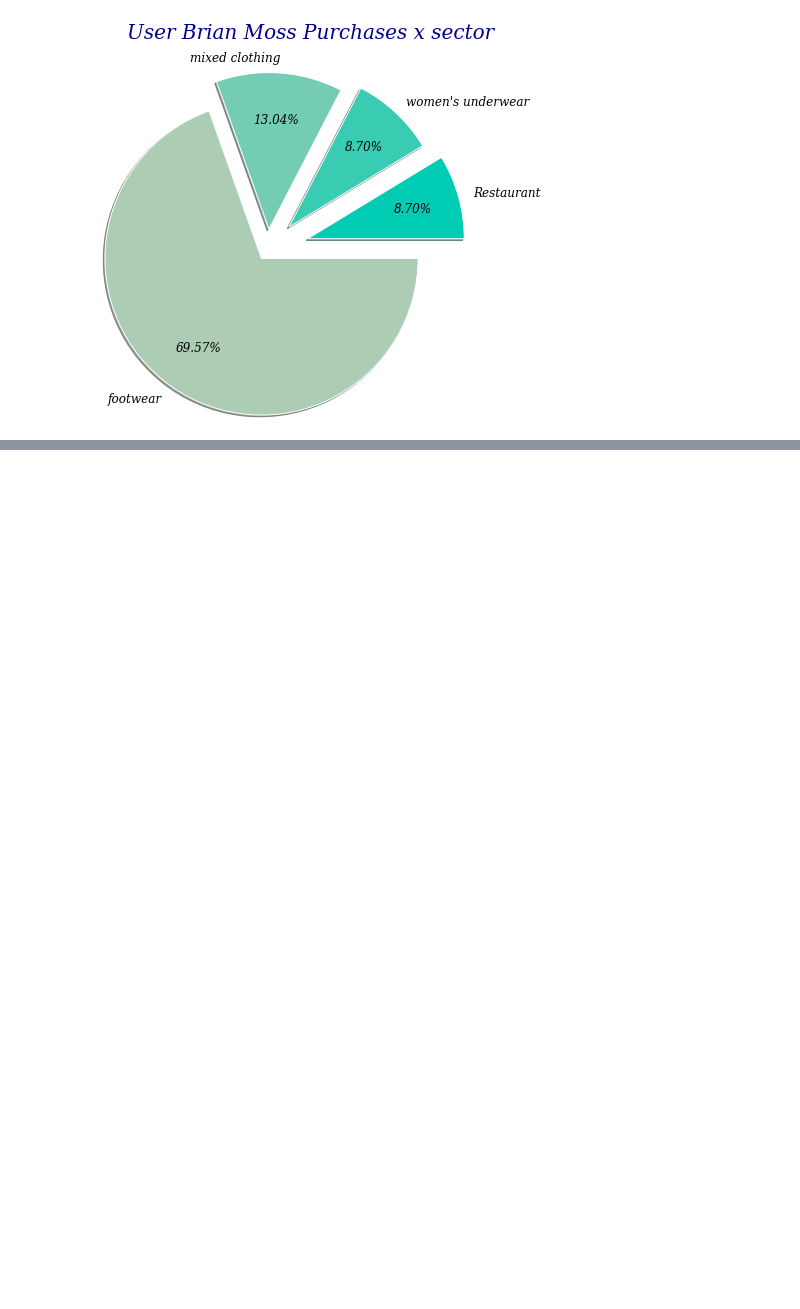
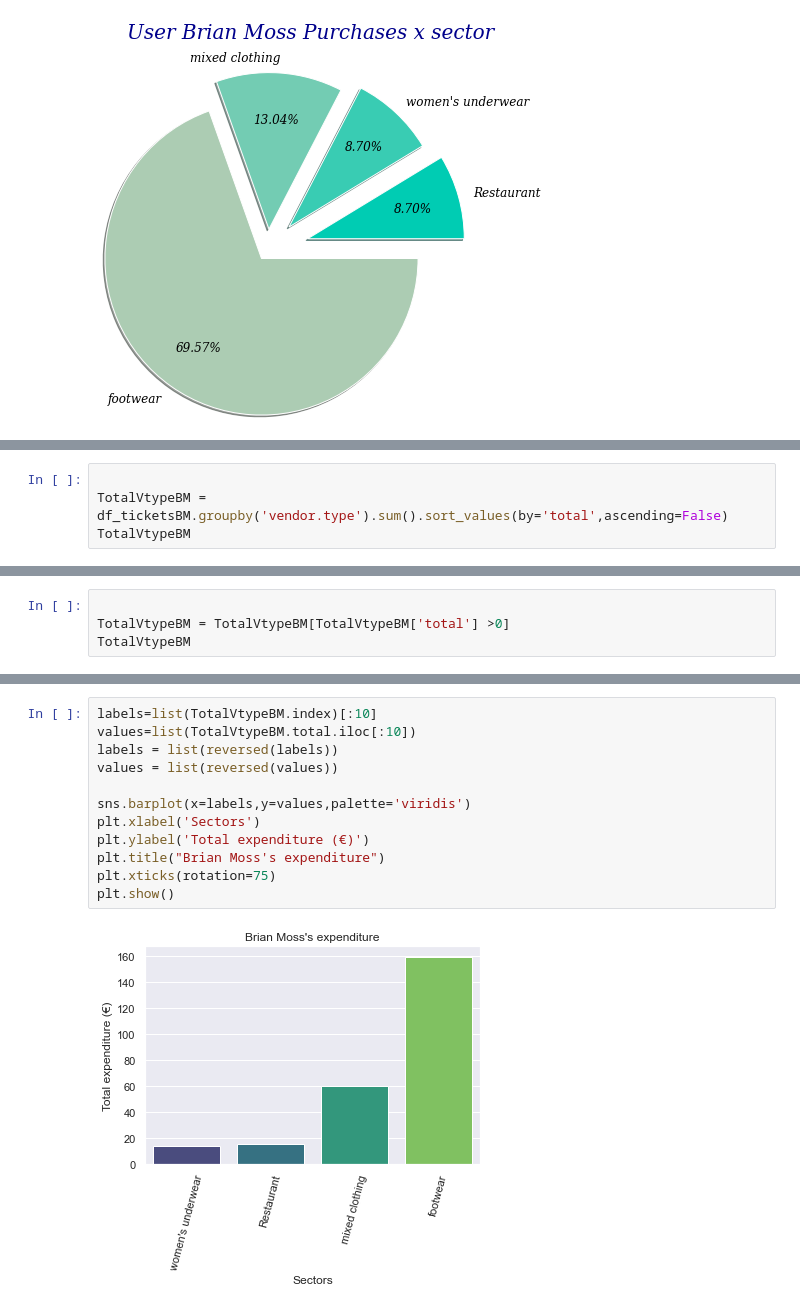
Before and after one commit to viladehack/DataScience, a Jupyter notebook: Graficas_Javi.ipynb, the cells around one changed output, grey strips where cells are left out. Saved outputs shown, nothing was run; the diff lists cells and outputs as text; blank space fills up the shorter version.

```diff
--- a/Graficas_Javi.ipynb
+++ b/Graficas_Javi.ipynb
@@ -280,0 +302,4 @@ Text(0.7, 1.45, 'User Brian Moss Purchases x sector')
+# %%
+
+TotalVtypeBM = df_ticketsBM.groupby('vendor.type').sum().sort_values(by='total',ascending=False)
+TotalVtypeBM
@@ -280,0 +345,4 @@ Text(0.7, 1.45, 'User Brian Moss Purchases x sector')
+# %%
+
+TotalVtypeBM = TotalVtypeBM[TotalVtypeBM['total'] >0]
+TotalVtypeBM
@@ -280,0 +370,14 @@ Text(0.7, 1.45, 'User Brian Moss Purchases x sector')
+# %%
+labels=list(TotalVtypeBM.index)[:10]
+values=list(TotalVtypeBM.total.iloc[:10])
+labels = list(reversed(labels))
+values = list(reversed(values))
+
+sns.barplot(x=labels,y=values,palette='viridis')
+plt.xlabel('Sectors')
+plt.ylabel('Total expenditure (€)')
+plt.title("Brian Moss's expenditure")
+plt.xticks(rotation=75)
+plt.show()
+# %% [output]
+[figure, added]
```
Also changed, not shown: parts of 5 cells of this notebook.
